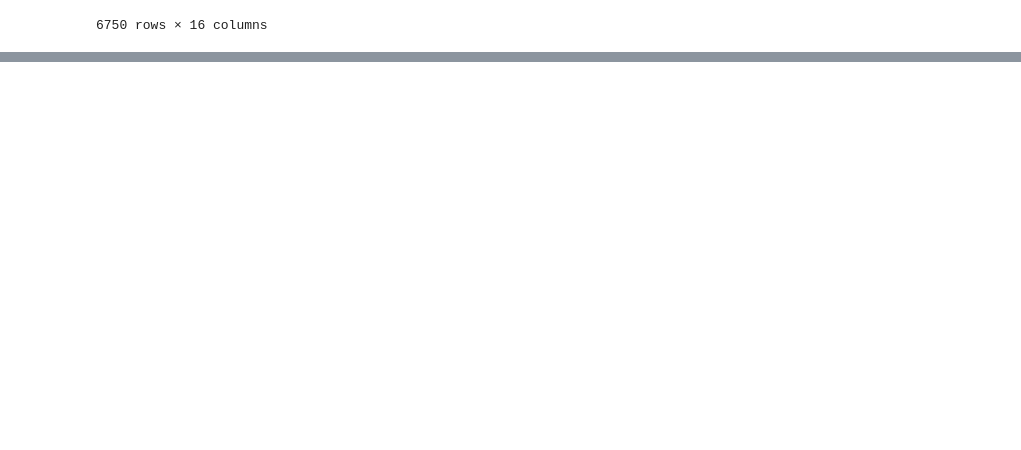
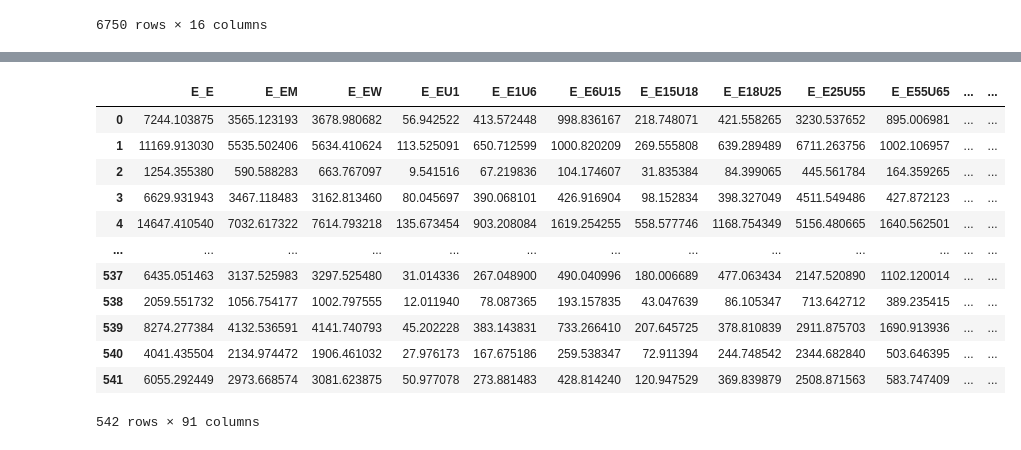
Before and after one commit to Safiaaaaa/YouthInTheCity, a Jupyter notebook: notebooks/safia_preprocessing_social_demo_data.ipynb, the cells around one changed output, grey strips where cells are left out. Cells and saved outputs as stored; diff of their text form; code cells hidden in the pictures; blank space fills up the shorter version.

```diff
--- a/notebooks/safia_preprocessing_social_demo_data.ipynb
+++ b/notebooks/safia_preprocessing_social_demo_data.ipynb
@@ -224,0 +339,16 @@ return corr_df
+# %%
+gpd.read_file('/Users/Safia/code/Safiaaaaa/YouthInTheCity/raw_data/output_maps/bodp_features.shp')
+# %% [output]
+|  | E_E | E_EM | E_EW | E_EU1 | E_E1U6 | E_E6U15 | E_E15U18 | E_E18U25 | E_E25U55 | E_E55U65 | ... | ... |
+| 0 | 7244.103875 | 3565.123193 | 3678.980682 | 56.942522 | 413.572448 | 998.836167 | 218.748071 | 421.558265 | 3230.537652 | 895.006981 | ... | ... |
+| 1 | 11169.913030 | 5535.502406 | 5634.410624 | 113.525091 | 650.712599 | 1000.820209 | 269.555808 | 639.289489 | 6711.263756 | 1002.106957 | ... | ... |
+| 2 | 1254.355380 | 590.588283 | 663.767097 | 9.541516 | 67.219836 | 104.174607 | 31.835384 | 84.399065 | 445.561784 | 164.359265 | ... | ... |
+| 3 | 6629.931943 | 3467.118483 | 3162.813460 | 80.045697 | 390.068101 | 426.916904 | 98.152834 | 398.327049 | 4511.549486 | 427.872123 | ... | ... |
+| 4 | 14647.410540 | 7032.617322 | 7614.793218 | 135.673454 | 903.208084 | 1619.254255 | 558.577746 | 1168.754349 | 5156.480665 | 1640.562501 | ... | ... |
+| ... | ... | ... | ... | ... | ... | ... | ... | ... | ... | ... | ... | ... |
+| 537 | 6435.051463 | 3137.525983 | 3297.525480 | 31.014336 | 267.048900 | 490.040996 | 180.006689 | 477.063434 | 2147.520890 | 1102.120014 | ... | ... |
+| 538 | 2059.551732 | 1056.754177 | 1002.797555 | 12.011940 | 78.087365 | 193.157835 | 43.047639 | 86.105347 | 713.642712 | 389.235415 | ... | ... |
+| 539 | 8274.277384 | 4132.536591 | 4141.740793 | 45.202228 | 383.143831 | 733.266410 | 207.645725 | 378.810839 | 2911.875703 | 1690.913936 | ... | ... |
+| 540 | 4041.435504 | 2134.974472 | 1906.461032 | 27.976173 | 167.675186 | 259.538347 | 72.911394 | 244.748542 | 2344.682840 | 503.646395 | ... | ... |
+| 541 | 6055.292449 | 2973.668574 | 3081.623875 | 50.977078 | 273.881483 | 428.814240 | 120.947529 | 369.839879 | 2508.871563 | 583.747409 | ... | ... |
+542 rows × 91 columns
```
Also changed, not shown: parts of 20 cells of this notebook, 6 other files.
